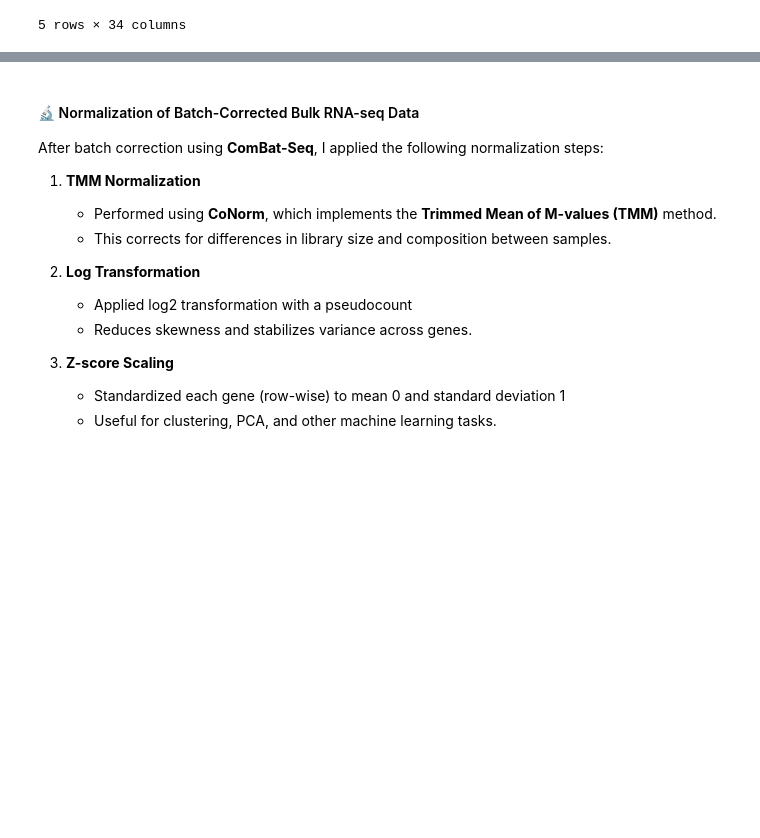
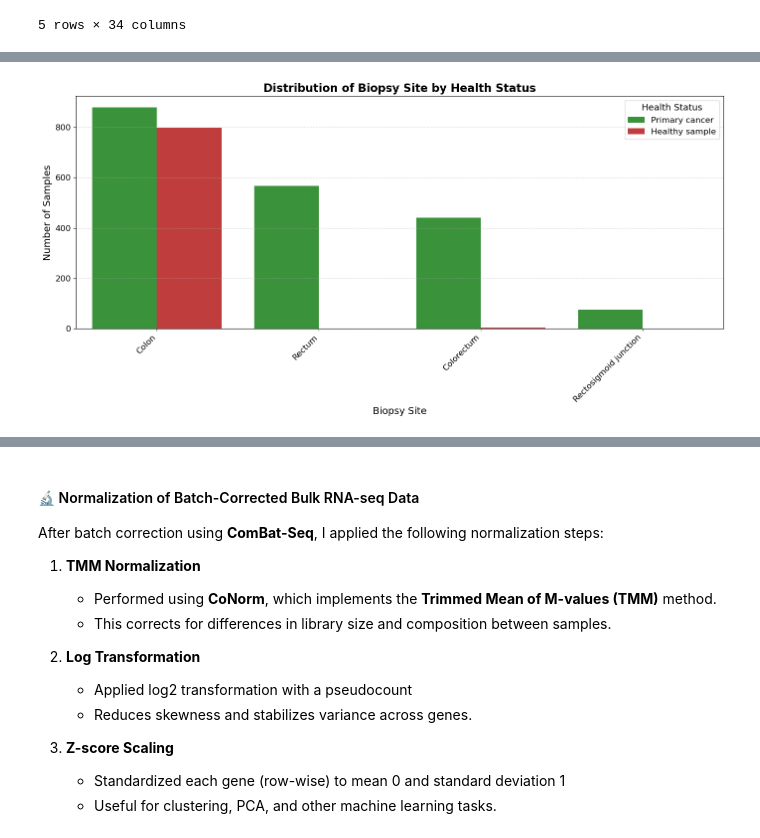
Before and after one commit to RandFa/CRC_cancer, a Jupyter notebook: notebooks/EDA.ipynb, the cells around one changed output, grey strips where cells are left out. Saved outputs shown, nothing was run; the diff lists cells and outputs as text; code cells hidden in the pictures; blank space fills up the shorter version.

```diff
--- a/notebooks/EDA.ipynb
+++ b/notebooks/EDA.ipynb
@@ -94,0 +243,19 @@ None
+# %%
+import matplotlib.pyplot as plt
+import seaborn as sns
+
+
+plt.figure(figsize=(14, 7))
+sns.countplot(data=metadata_df, x='biopsy_site', hue='sample_type', palette=['#2ca02c', '#d62728'])
+
+plt.title('Distribution of Biopsy Site by Health Status', fontsize=16, weight='bold')
+plt.xlabel('Biopsy Site', fontsize=14)
+plt.ylabel('Number of Samples', fontsize=14)
+plt.xticks(rotation=45, ha='right', fontsize=12)
+plt.yticks(fontsize=12)
+plt.legend(title='Health Status', title_fontsize='13', fontsize='12')
+plt.grid(axis='y', linestyle='--', alpha=0.5)
+plt.tight_layout()
+plt.show()
+# %% [output]
+[figure, added]
```
Also changed, not shown: parts of 16 cells of this notebook, 3 other files.
